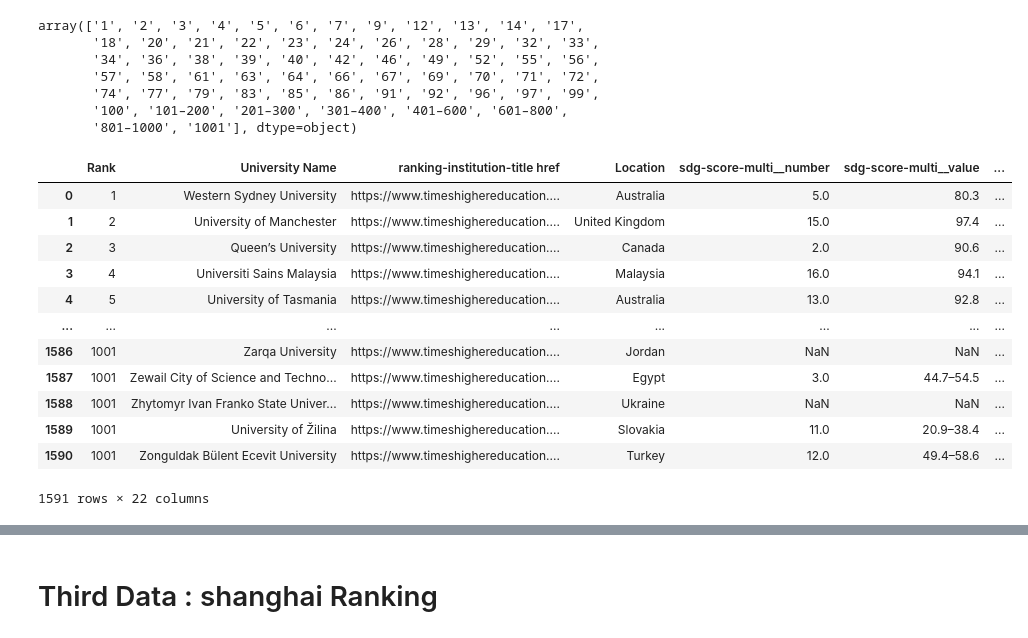
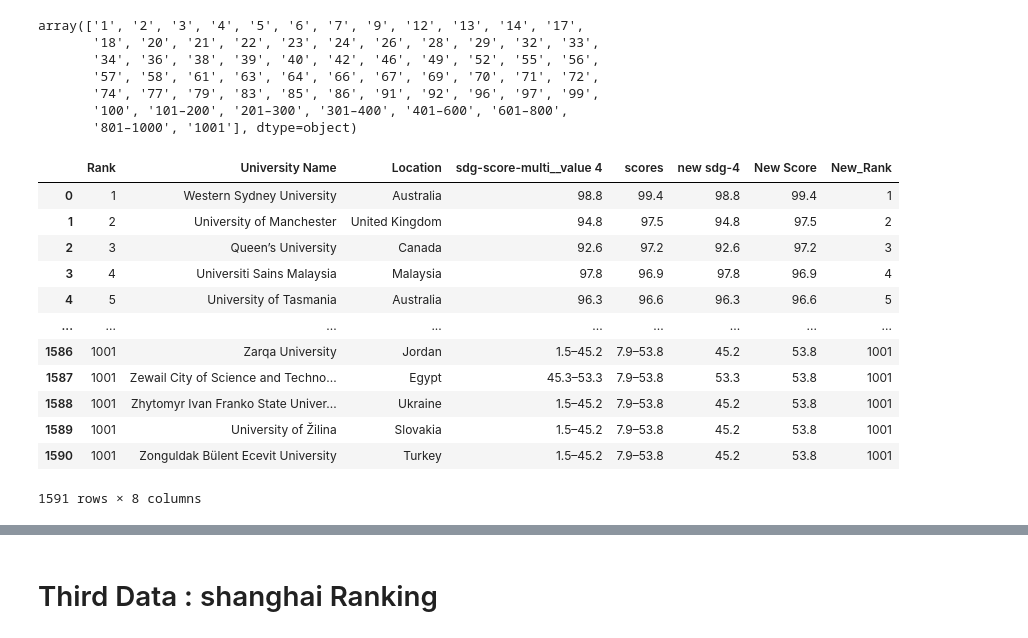
Before and after one commit to raseel4/Data_analysis_project_2, a Jupyter notebook: Project_2.ipynb, the cells around one changed output, grey strips where cells are left out. Cells and saved outputs as stored; diff of their text form; code cells hidden in the pictures.

```diff
--- a/Project_2.ipynb
+++ b/Project_2.ipynb
@@ -517,0 +598,10 @@ df_THE
+# %%
+columns_to_drop = ['ranking-institution-title href', 'sdg-score-multi__number',
+                   'sdg-score-multi__value', 'sdg-score-multi__number', 'sdg-score-multi__number 2',
+                  'sdg-score-multi__value 2', 'sdg-score-multi__number 3', 'sdg-score-multi__value 3',
+                  'sdg-score-multi__number 5', 'sdg-score-multi__value 5', 'sdg-score-multi__number 6',
+                  'sdg-score-multi__value 6', 'sdg-score-multi__number 7', 'sdg-score-multi__value 7',
+                  'sdg-score-multi__number 8', 'sdg-score-multi__value 8']
+
+# Drop the specified columns
+df_THE.drop(columns=columns_to_drop, inplace=True)
@@ -517,0 +793,14 @@ df_THE
+# %%
+def extract_number(value):
+    if isinstance(value, str) and '–' in value:  # Check if the value is a string and contains a dash
+        return float(value.split('–')[1])  # Split and extract the number after the dash
+    elif isinstance(value, float):  # Check if the value is already a float
+        return value
+    else:
+        return value  # Return the original value if it doesn't contain a dash or if it's not a string
+
+# Apply the function to the column
+df_THE['new sdg-4'] = df_THE['sdg-score-multi__value 4'].apply(extract_number)
+
+# Display the updated DataFrame
+print(df_THE['new sdg-4'])
@@ -517,0 +820,11 @@ df_THE
+# %%
+def extract_number(score):
+    if '–' in score:  # Check if it's a range
+        return float(score.split('–')[1])  # Extract the second number in the range
+    else:
+        return float(score)
+
+# Apply the function to the entire 'scores' column
+df_THE['New Score'] = df_THE['scores'].apply(lambda x: extract_number(x))
+
+df_THE['New Score']
@@ -517,0 +844,2 @@ df_THE
+# %%
+df_THE['new sdg-4'] = df_THE['new sdg-4'].fillna(df_THE['New Score'])
@@ -554,36 +883,36 @@ array(['1', '2', '3', '4', '5', '6', '7', '9', '12', '13', '14', '17',
 # %%
 # Mapping dictionary
 mapping = {
     '1': 1, '2': 2, '3': 3, '4': 4, '5': 5, '6': 6, '7': 7, '9': 9,
     '12': 12, '13': 13, '14': 14, '17': 17, '18': 18, '20': 20, '21': 21,
     '22': 22, '23': 23, '24': 24, '26': 26, '28': 28, '29': 29, '32': 32,
     '33': 33, '34': 34, '36': 36, '38': 38, '39': 39, '40': 40, '42': 42,
     '46': 46, '49': 49, '52': 52, '55': 55, '56': 56, '57': 57, '58': 58,
     '61': 61, '63': 63, '64': 64, '66': 66, '67': 67, '69': 69, '70': 70,
     '71': 71, '72': 72, '74': 74, '77': 77, '79': 79, '83': 83, '85': 85,
     '86': 86, '91': 91, '92': 92, '96': 96, '97': 97, '99': 99, '100': 100,
     '101–200': 150, '201–300': 250, '301–400': 350, '401–600': 500,
     '601–800': 700, '801–1000': 900, '1001': 1001
 }
 
 # Apply mapping using lambda function
-df_THE['Nwe_Rank'] = df_THE['Rank'].map(lambda x: mapping[x])
+df_THE['New_Rank'] = df_THE['Rank'].map(lambda x: mapping[x])
 
 df_THE
 # %% [output]
-|  | Rank | University Name | ranking-institution-title href | Location | sdg-score-multi__number | sdg-score-multi__value | ... |
-| 0 | 1 | Western Sydney University | https://www.timeshighereducation.... | Australia | 5.0 | 80.3 | ... |
-| 1 | 2 | University of Manchester | https://www.timeshighereducation.... | United Kingdom | 15.0 | 97.4 | ... |
-| 2 | 3 | Queen’s University | https://www.timeshighereducation.... | Canada | 2.0 | 90.6 | ... |
-| 3 | 4 | Universiti Sains Malaysia | https://www.timeshighereducation.... | Malaysia | 16.0 | 94.1 | ... |
-| 4 | 5 | University of Tasmania | https://www.timeshighereducation.... | Australia | 13.0 | 92.8 | ... |
-| ... | ... | ... | ... | ... | ... | ... | ... |
-| 1586 | 1001 | Zarqa University | https://www.timeshighereducation.... | Jordan | NaN | NaN | ... |
-| 1587 | 1001 | Zewail City of Science and Techno... | https://www.timeshighereducation.... | Egypt | 3.0 | 44.7–54.5 | ... |
-| 1588 | 1001 | Zhytomyr Ivan Franko State Univer... | https://www.timeshighereducation.... | Ukraine | NaN | NaN | ... |
-| 1589 | 1001 | University of Žilina | https://www.timeshighereducation.... | Slovakia | 11.0 | 20.9–38.4 | ... |
-| 1590 | 1001 | Zonguldak Bülent Ecevit University | https://www.timeshighereducation.... | Turkey | 12.0 | 49.4–58.6 | ... |
+|  | Rank | University Name | Location | sdg-score-multi__value 4 | scores | new sdg-4 | New Score | New_Rank |
+| 0 | 1 | Western Sydney University | Australia | 98.8 | 99.4 | 98.8 | 99.4 | 1 |
+| 1 | 2 | University of Manchester | United Kingdom | 94.8 | 97.5 | 94.8 | 97.5 | 2 |
+| 2 | 3 | Queen’s University | Canada | 92.6 | 97.2 | 92.6 | 97.2 | 3 |
+| 3 | 4 | Universiti Sains Malaysia | Malaysia | 97.8 | 96.9 | 97.8 | 96.9 | 4 |
+| 4 | 5 | University of Tasmania | Australia | 96.3 | 96.6 | 96.3 | 96.6 | 5 |
+| ... | ... | ... | ... | ... | ... | ... | ... | ... |
+| 1586 | 1001 | Zarqa University | Jordan | 1.5–45.2 | 7.9–53.8 | 45.2 | 53.8 | 1001 |
+| 1587 | 1001 | Zewail City of Science and Techno... | Egypt | 45.3–53.3 | 7.9–53.8 | 53.3 | 53.8 | 1001 |
+| 1588 | 1001 | Zhytomyr Ivan Franko State Univer... | Ukraine | 1.5–45.2 | 7.9–53.8 | 45.2 | 53.8 | 1001 |
+| 1589 | 1001 | University of Žilina | Slovakia | 1.5–45.2 | 7.9–53.8 | 45.2 | 53.8 | 1001 |
+| 1590 | 1001 | Zonguldak Bülent Ecevit University | Turkey | 1.5–45.2 | 7.9–53.8 | 45.2 | 53.8 | 1001 |
-1591 rows × 22 columns
+1591 rows × 8 columns
 # %%
 df_THE.info()
 # %% [output]
```
Also changed, not shown: parts of 95 cells of this notebook.
